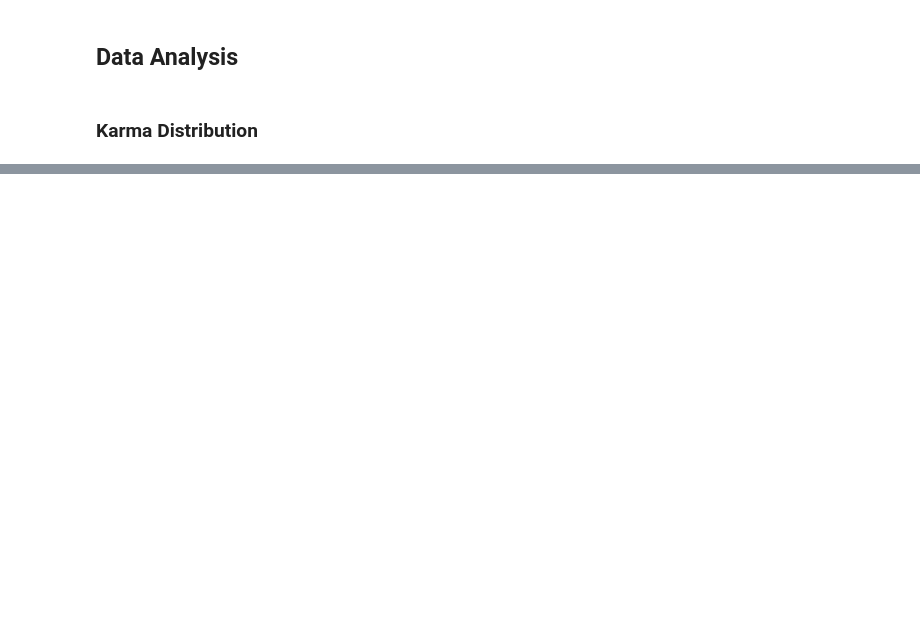
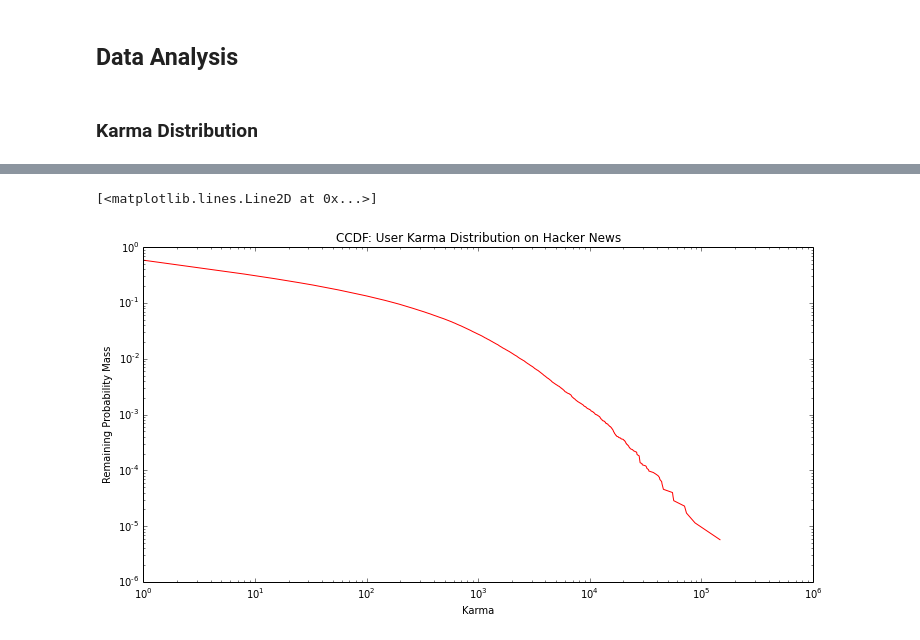
Before and after one commit to turtlesoupy/karma-prediction-cs224w, a Jupyter notebook: ipython/HN Karma.ipynb, the cells around one changed output, grey strips where cells are left out. Drawn from its saved outputs; the diff is of its cells as text; code cells hidden in the pictures; blank space fills up the shorter version.

```diff
--- a/ipython/HN Karma.ipynb
+++ b/ipython/HN Karma.ipynb
@@ -32,0 +38,9 @@ plt.loglog(xs(user_distribution), ys(user_distribution), 'r')
+# %%
+plt.figure(figsize=(12,6))
+plt.title("CCDF: User Karma Distribution on Hacker News")
+plt.xlabel("Karma")
+plt.ylabel("Remaining Probability Mass")
+plt.loglog(xs(user_distribution), mkccdf(ys(user_distribution)), 'r')
+# %% [output]
+[<matplotlib.lines.Line2D at 0x...>]
+[figure, added]
```
Also changed, not shown: parts of 3 cells of this notebook, 2 other files.
